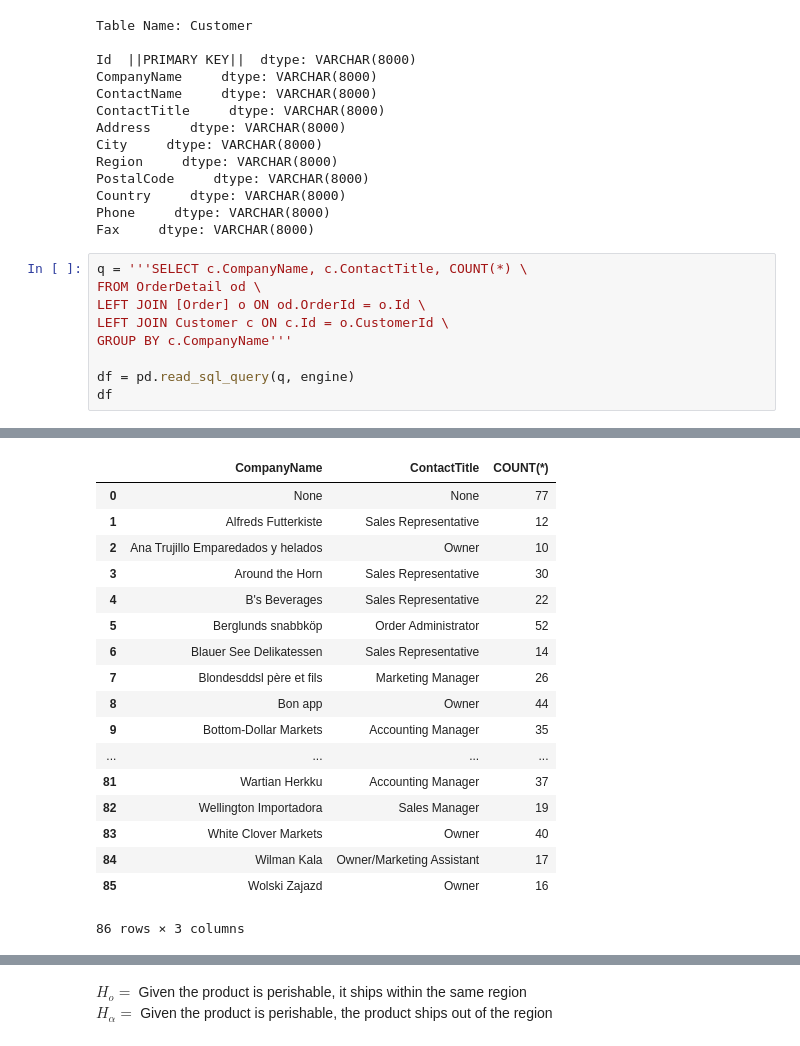
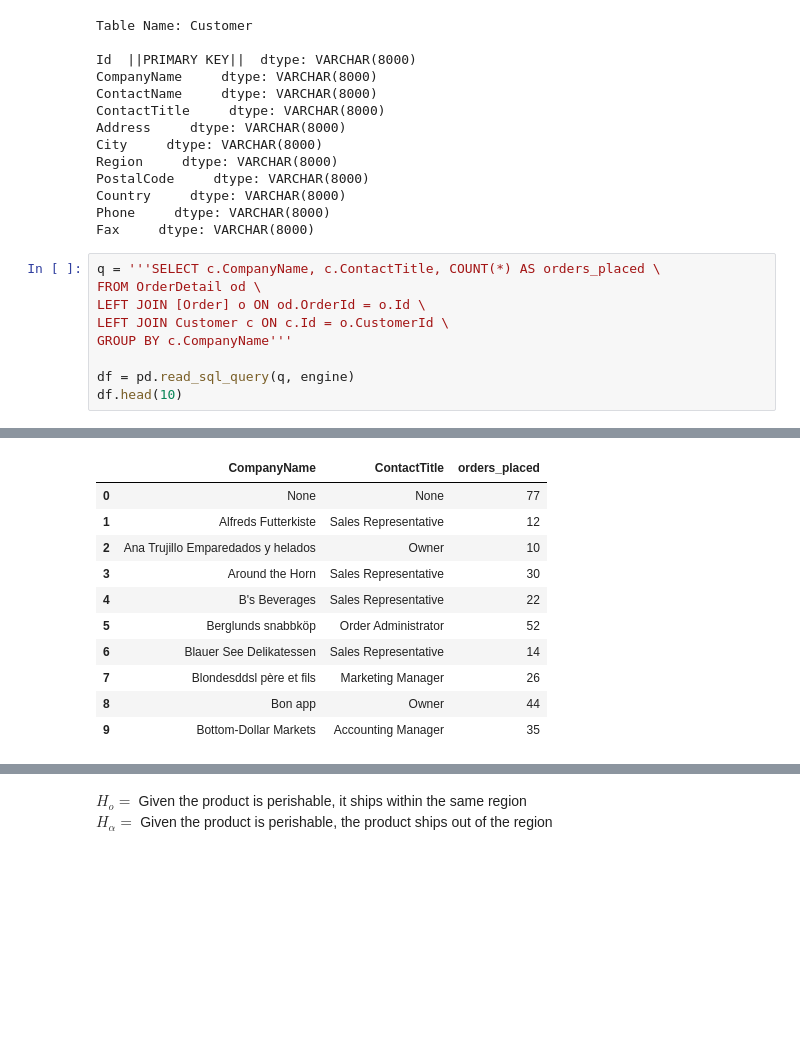
Before and after one commit to Socjon/dsc-2-final-project-online-ds-pt-100118, a Jupyter notebook: rough.ipynb, the cells around one changed output, grey strips where cells are left out. Cells and saved outputs as stored; diff of their text form; blank space fills up the shorter version.

```diff
--- a/rough.ipynb
+++ b/rough.ipynb
@@ -780,12 +788,12 @@ Country     dtype: VARCHAR(8000)
 Phone     dtype: VARCHAR(8000)
 Fax     dtype: VARCHAR(8000)
 # %%
-q = '''SELECT c.CompanyName, c.ContactTitle, COUNT(*) \
+q = '''SELECT c.CompanyName, c.ContactTitle, COUNT(*) AS orders_placed \
 FROM OrderDetail od \
 LEFT JOIN [Order] o ON od.OrderId = o.Id \
 LEFT JOIN Customer c ON c.Id = o.CustomerId \
 GROUP BY c.CompanyName'''
 
 df = pd.read_sql_query(q, engine)
-df
+df.head(10)
 # %% [output]
@@ -794,4 +802,4 @@ df
-|  | CompanyName | ContactTitle | COUNT(*) |
+|  | CompanyName | ContactTitle | orders_placed |
 | 0 | None | None | 77 |
 | 1 | Alfreds Futterkiste | Sales Representative | 12 |
 | 2 | Ana Trujillo Emparedados y helados | Owner | 10 |
@@ -802,10 +810,3 @@ df
 | 7 | Blondesddsl père et fils | Marketing Manager | 26 |
 | 8 | Bon app | Owner | 44 |
 | 9 | Bottom-Dollar Markets | Accounting Manager | 35 |
-| ... | ... | ... | ... |
-| 81 | Wartian Herkku | Accounting Manager | 37 |
-| 82 | Wellington Importadora | Sales Manager | 19 |
-| 83 | White Clover Markets | Owner | 40 |
-| 84 | Wilman Kala | Owner/Marketing Assistant | 17 |
-| 85 | Wolski Zajazd | Owner | 16 |
-86 rows × 3 columns
```
Also changed, not shown: parts of 44 cells of this notebook.
